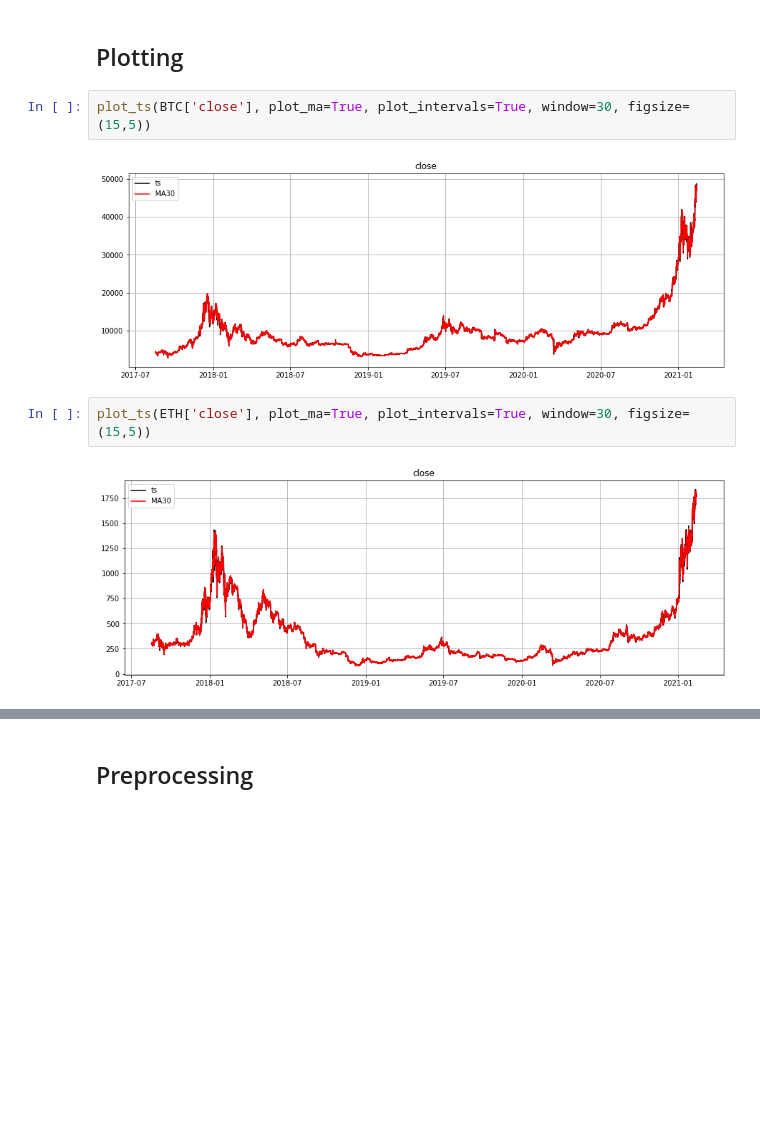
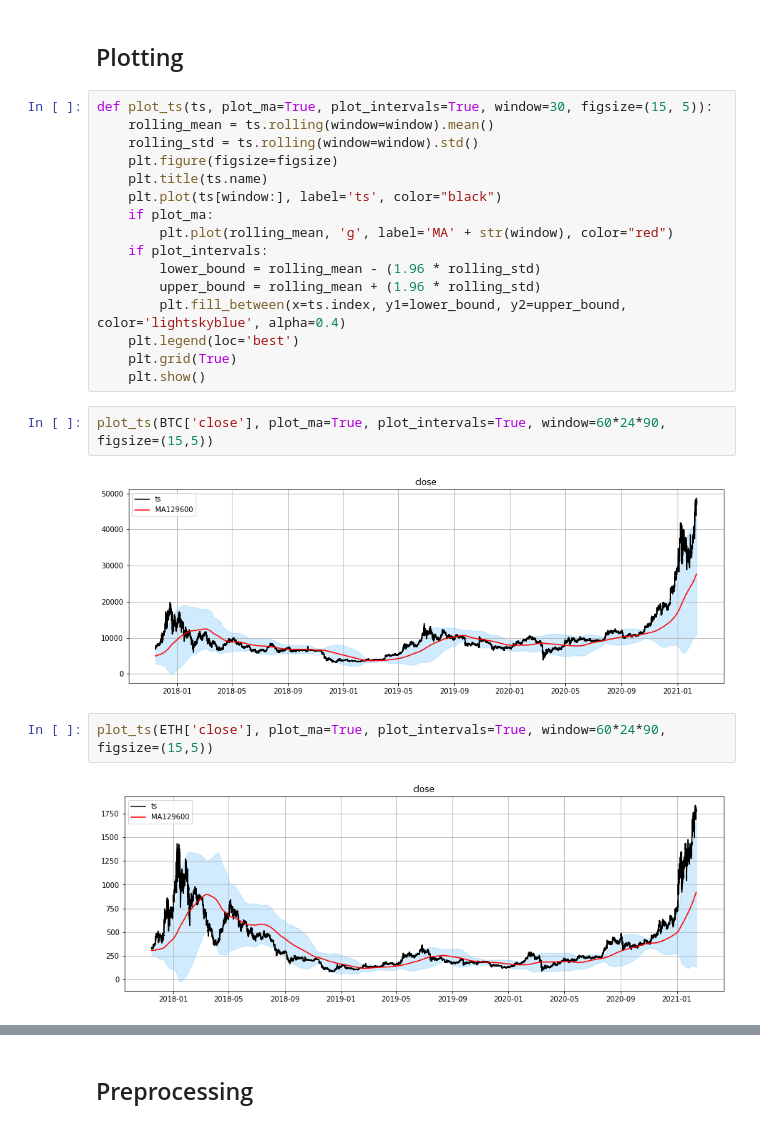
Before and after one commit to Jeffrey-shipping-it/Crypto-time-series, a Jupyter notebook: notebooks/modelling_NeuralProphet.ipynb, the cells around one changed output, grey strips where cells are left out. Cells and saved outputs as stored; diff of their text form; blank space fills up the shorter version.

```diff
--- a/notebooks/modelling_NeuralProphet.ipynb
+++ b/notebooks/modelling_NeuralProphet.ipynb
@@ -45,12 +44,28 @@ data_dict
  [1828178 rows x 9 columns]}
 # %% [markdown]
 ## Plotting
+# %%
+def plot_ts(ts, plot_ma=True, plot_intervals=True, window=30, figsize=(15, 5)):
+    rolling_mean = ts.rolling(window=window).mean()
+    rolling_std = ts.rolling(window=window).std()
+    plt.figure(figsize=figsize)
+    plt.title(ts.name)
+    plt.plot(ts[window:], label='ts', color="black")
+    if plot_ma:
+        plt.plot(rolling_mean, 'g', label='MA' + str(window), color="red")
+    if plot_intervals:
+        lower_bound = rolling_mean - (1.96 * rolling_std)
+        upper_bound = rolling_mean + (1.96 * rolling_std)
+        plt.fill_between(x=ts.index, y1=lower_bound, y2=upper_bound, color='lightskyblue', alpha=0.4)
+    plt.legend(loc='best')
+    plt.grid(True)
+    plt.show()
 # %%
-plot_ts(BTC['close'], plot_ma=True, plot_intervals=True, window=30, figsize=(15,5))
+plot_ts(BTC['close'], plot_ma=True, plot_intervals=True, window=60*24*90, figsize=(15,5))
 # %% [output]
-[figure, old version]
+[figure, new version]
 # %%
-plot_ts(ETH['close'], plot_ma=True, plot_intervals=True, window=30, figsize=(15,5))
+plot_ts(ETH['close'], plot_ma=True, plot_intervals=True, window=60*24*90, figsize=(15,5))
 # %% [output]
-[figure, old version]
+[figure, new version]
 # %%
```
Also changed, not shown: parts of 2 cells of this notebook, 5 other files.
